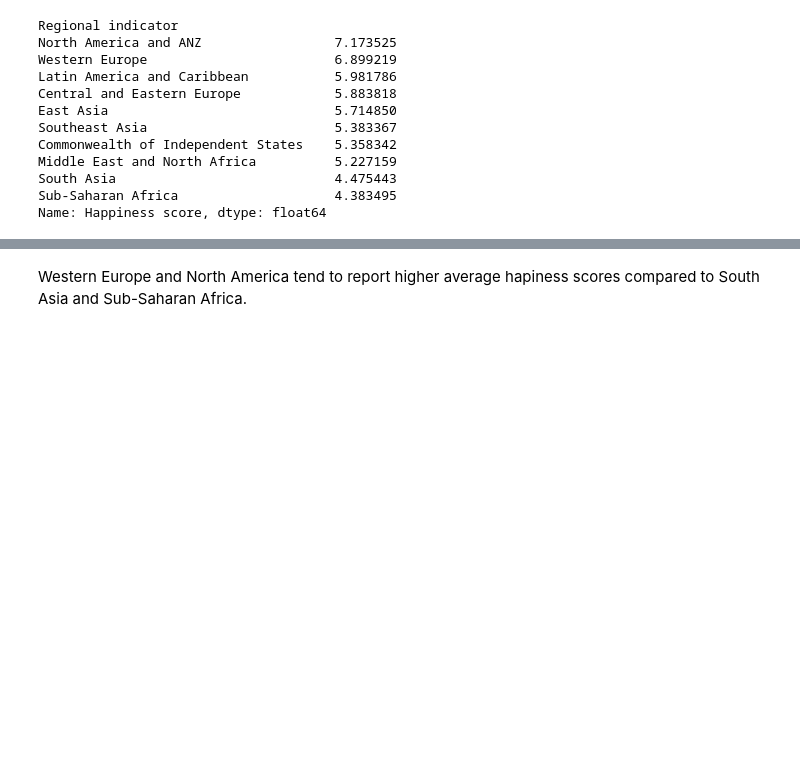
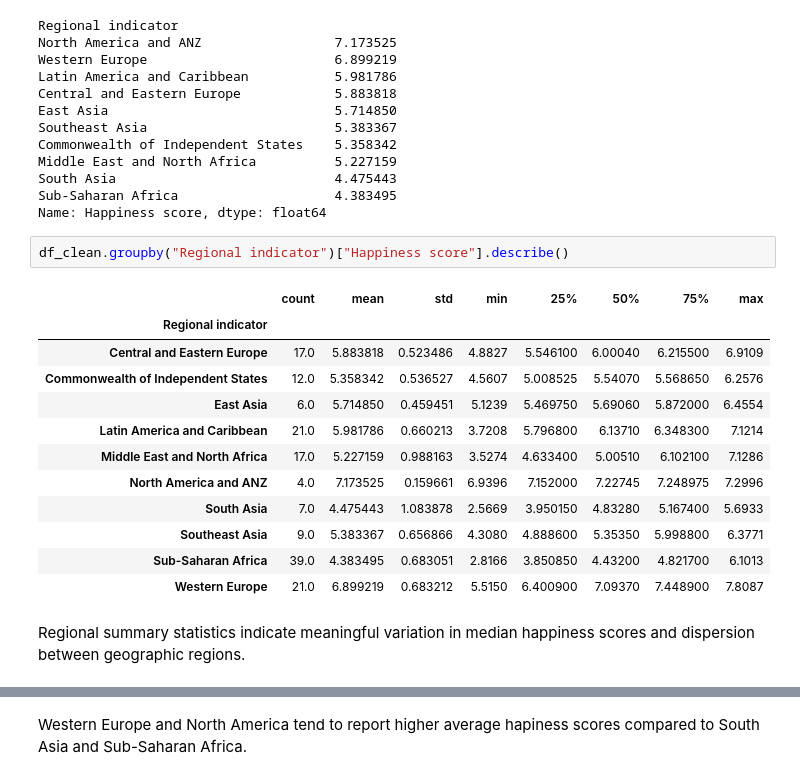
Before and after one commit to MadDxBME/global-happiness-analysis, a Jupyter notebook: notebooks/happiness_analysis.ipynb, the cells around one changed output, grey strips where cells are left out. Drawn from its saved outputs; the diff is of its cells as text; blank space fills up the shorter version.

```diff
--- a/notebooks/happiness_analysis.ipynb
+++ b/notebooks/happiness_analysis.ipynb
@@ -129,6 +167,23 @@ Middle East and North Africa          5.227159
 South Asia                            4.475443
 Sub-Saharan Africa                    4.383495
 Name: Happiness score, dtype: float64
+# %%
+df_clean.groupby("Regional indicator")["Happiness score"].describe()
+# %% [output]
+|  | count | mean | std | min | 25% | 50% | 75% | max |
+| Regional indicator |  |  |  |  |  |  |  |  |
+| Central and Eastern Europe | 17.0 | 5.883818 | 0.523486 | 4.8827 | 5.546100 | 6.00040 | 6.215500 | 6.9109 |
+| Commonwealth of Independent States | 12.0 | 5.358342 | 0.536527 | 4.5607 | 5.008525 | 5.54070 | 5.568650 | 6.2576 |
+| East Asia | 6.0 | 5.714850 | 0.459451 | 5.1239 | 5.469750 | 5.69060 | 5.872000 | 6.4554 |
+| Latin America and Caribbean | 21.0 | 5.981786 | 0.660213 | 3.7208 | 5.796800 | 6.13710 | 6.348300 | 7.1214 |
+| Middle East and North Africa | 17.0 | 5.227159 | 0.988163 | 3.5274 | 4.633400 | 5.00510 | 6.102100 | 7.1286 |
+| North America and ANZ | 4.0 | 7.173525 | 0.159661 | 6.9396 | 7.152000 | 7.22745 | 7.248975 | 7.2996 |
+| South Asia | 7.0 | 4.475443 | 1.083878 | 2.5669 | 3.950150 | 4.83280 | 5.167400 | 5.6933 |
+| Southeast Asia | 9.0 | 5.383367 | 0.656866 | 4.3080 | 4.888600 | 5.35350 | 5.998800 | 6.3771 |
+| Sub-Saharan Africa | 39.0 | 4.383495 | 0.683051 | 2.8166 | 3.850850 | 4.43200 | 4.821700 | 6.1013 |
+| Western Europe | 21.0 | 6.899219 | 0.683212 | 5.5150 | 6.400900 | 7.09370 | 7.448900 | 7.8087 |
+# %% [markdown]
+Regional summary statistics indicate meaningful variation in median happiness scores and dispersion between geographic regions.
 # %%
 region_avg.plot(kind="bar")
 plt.ylabel("Average Happiness Score")
```
Also changed, not shown: parts of 28 cells of this notebook, 2 other files.
